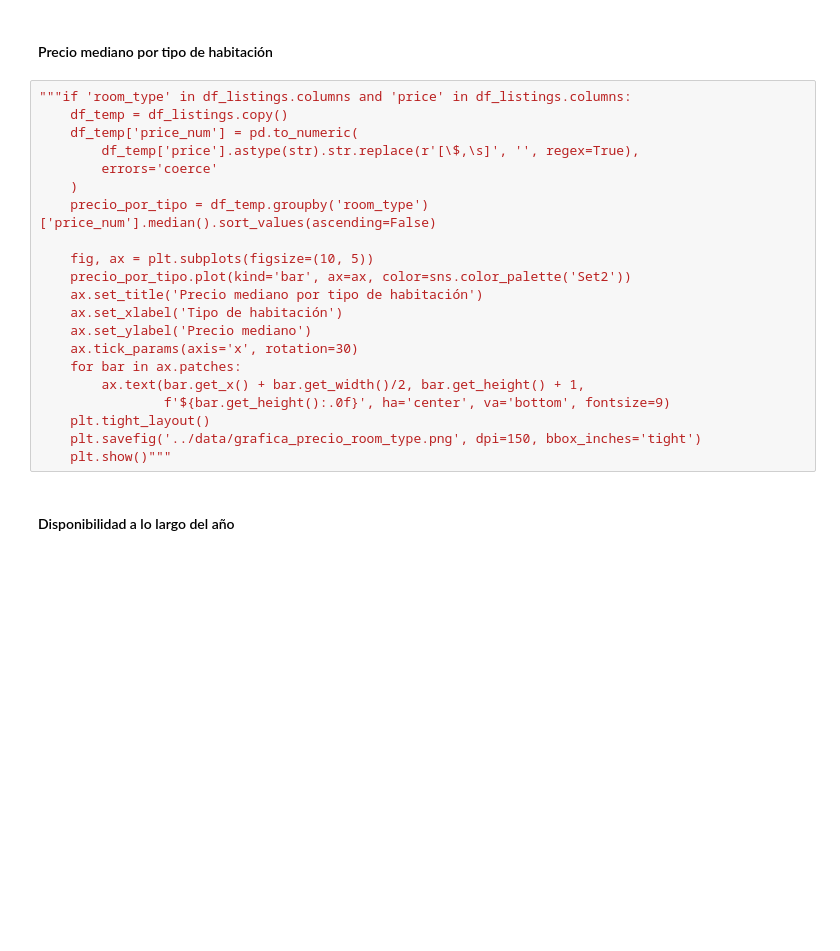
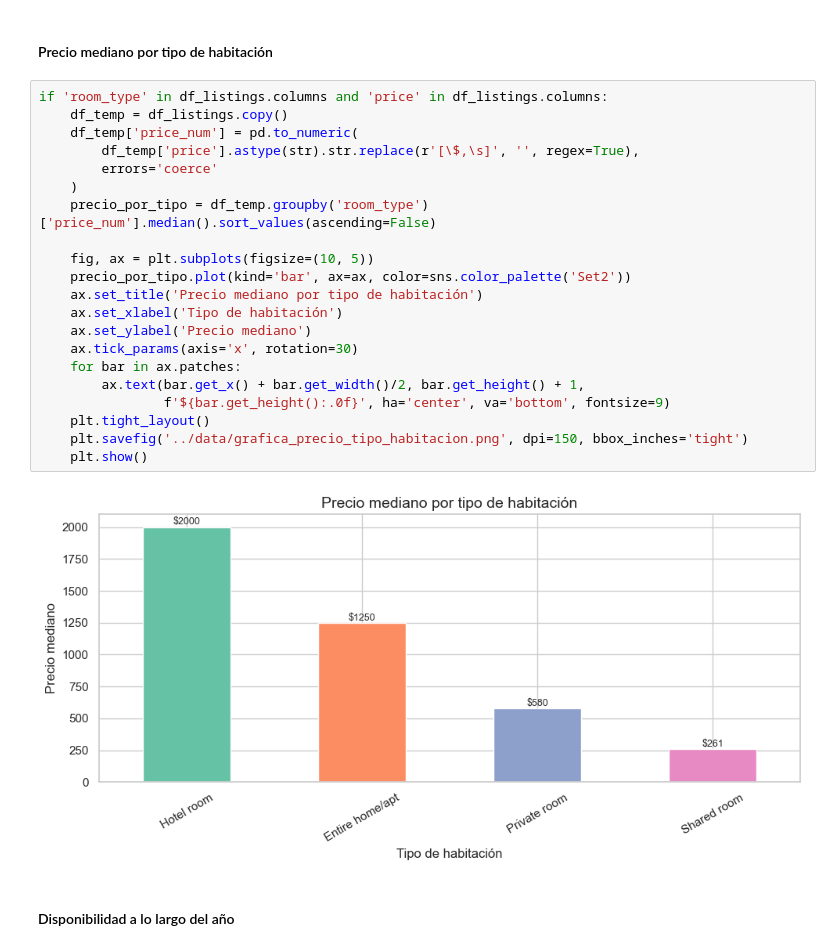
Before and after one commit to josequintero0406/etl_airbnb, a Jupyter notebook: notebooks/exploracion_airbnb.ipynb, the cells around one changed output. Drawn from its saved outputs; the diff is of its cells as text; blank space fills up the shorter version.

Commit message:
Cambios significativos, EDA detallada con graficas, mejora de rendimiento del ETL, logs correctos y carga exitosa.

```diff
--- a/notebooks/exploracion_airbnb.ipynb
+++ b/notebooks/exploracion_airbnb.ipynb
@@ -291,26 +484,28 @@ plt.show()
 # %% [markdown]
 #### Precio mediano por tipo de habitación
 # %%
-"""if 'room_type' in df_listings.columns and 'price' in df_listings.columns:
+if 'room_type' in df_listings.columns and 'price' in df_listings.columns:
     df_temp = df_listings.copy()
     df_temp['price_num'] = pd.to_numeric(
         df_temp['price'].astype(str).str.replace(r'[\$,\s]', '', regex=True),
         errors='coerce'
     )
     precio_por_tipo = df_temp.groupby('room_type')['price_num'].median().sort_values(ascending=False)
 
     fig, ax = plt.subplots(figsize=(10, 5))
     precio_por_tipo.plot(kind='bar', ax=ax, color=sns.color_palette('Set2'))
     ax.set_title('Precio mediano por tipo de habitación')
     ax.set_xlabel('Tipo de habitación')
     ax.set_ylabel('Precio mediano')
     ax.tick_params(axis='x', rotation=30)
     for bar in ax.patches:
         ax.text(bar.get_x() + bar.get_width()/2, bar.get_height() + 1,
                 f'${bar.get_height():.0f}', ha='center', va='bottom', fontsize=9)
     plt.tight_layout()
-    plt.savefig('../data/grafica_precio_room_type.png', dpi=150, bbox_inches='tight')
-    plt.show()"""
+    plt.savefig('../data/grafica_precio_tipo_habitacion.png', dpi=150, bbox_inches='tight')
+    plt.show()
+# %% [output]
+[figure, added]
 # %% [markdown]
 #### Disponibilidad a lo largo del año
 # %%
```
Also changed, not shown: parts of 32 cells of this notebook, 19 other files.
